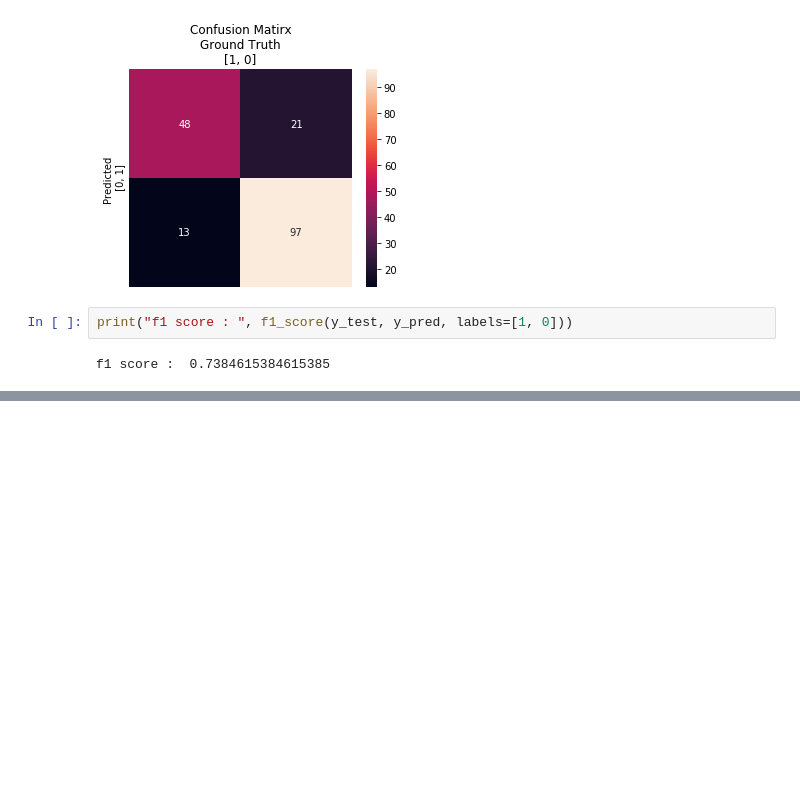
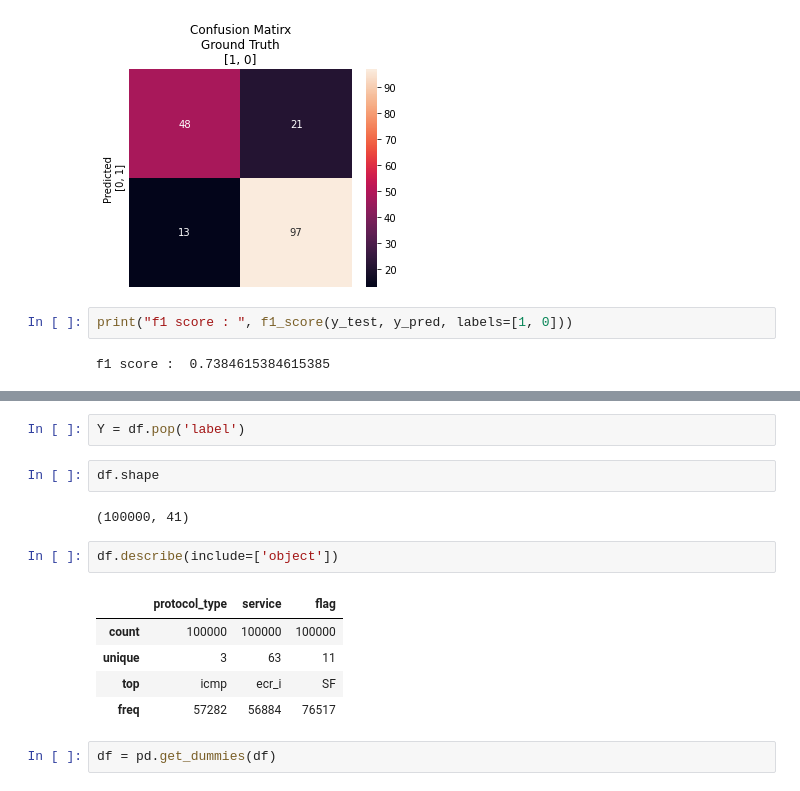
Before and after one commit to ironmanciti/wins, a Jupyter notebook: 070.RandomForest .ipynb, the cells around one changed output, grey strips where cells are left out. Drawn from its saved outputs; the diff is of its cells as text; blank space fills up the shorter version.

```diff
--- a/070.RandomForest .ipynb
+++ b/070.RandomForest .ipynb
@@ -130,0 +183,16 @@ f1 score :  0.7384615384615385
+# %%
+Y = df.pop('label')
+# %%
+df.shape
+# %% [output]
+(100000, 41)
+# %%
+df.describe(include=['object'])
+# %% [output]
+|  | protocol_type | service | flag |
+| count | 100000 | 100000 | 100000 |
+| unique | 3 | 63 | 11 |
+| top | icmp | ecr_i | SF |
+| freq | 57282 | 56884 | 76517 |
+# %%
+df = pd.get_dummies(df)
```
Also changed, not shown: parts of 14 cells of this notebook, 6 other files.
